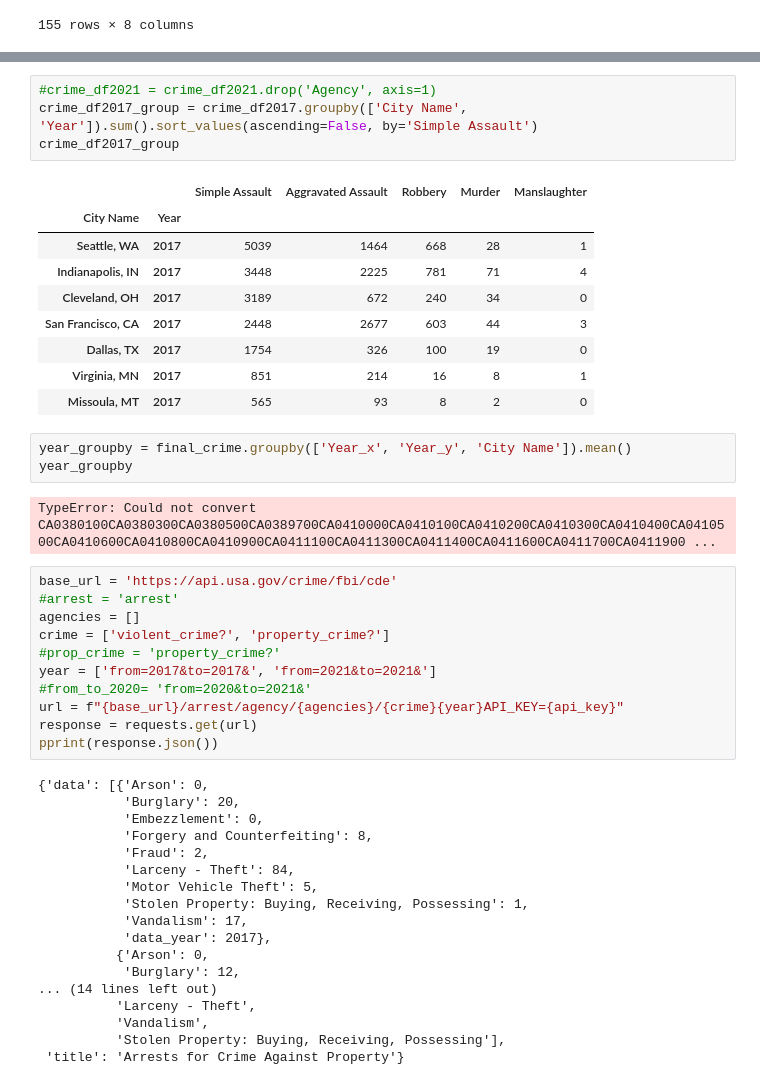
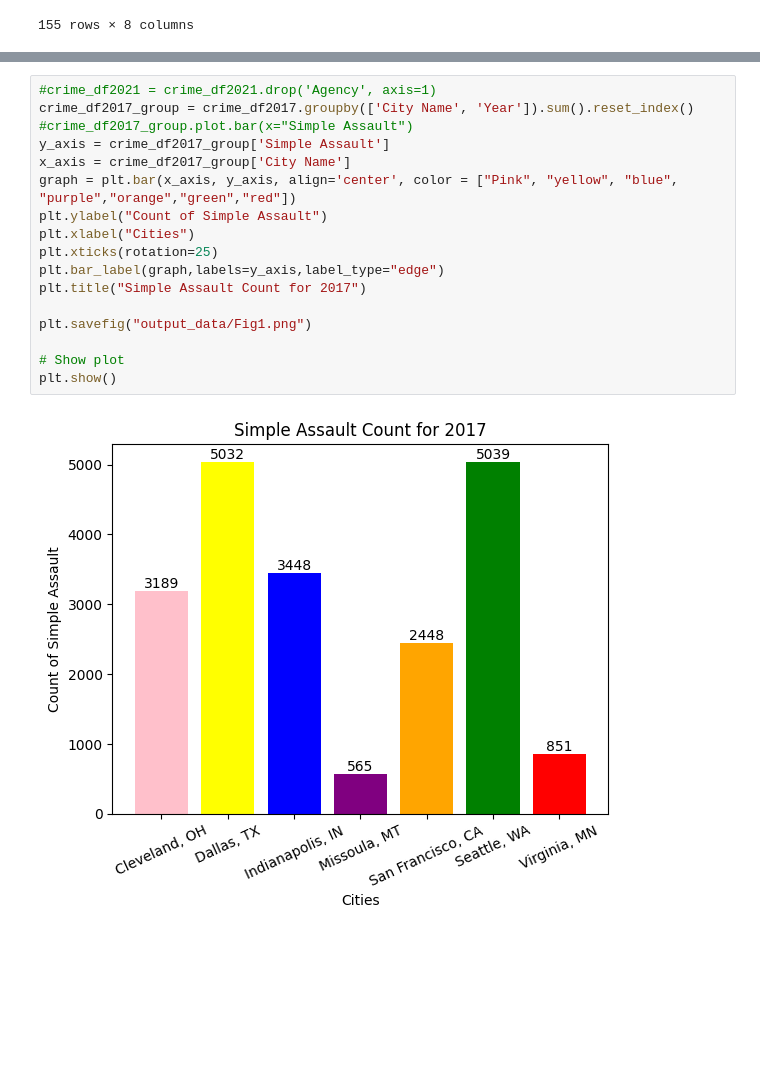
Before and after one commit to Mikelmillz/Group_Project_1_Private_Invest, a Jupyter notebook: Mainbranch/ ShaunaFolder/ ShaunaFolder/FBI_code_start.ipynb, the cells around one changed output, grey strips where cells are left out. Cells and saved outputs as stored; diff of their text form; blank space fills up the shorter version.

```diff
--- a/Mainbranch/ ShaunaFolder/ ShaunaFolder/FBI_code_start.ipynb
+++ b/Mainbranch/ ShaunaFolder/ ShaunaFolder/FBI_code_start.ipynb
@@ -320,48 +286,19 @@ crime_df2021_group
-# %%
-#crime_df2021 = crime_df2021.drop('Agency', axis=1)
-crime_df2017_group = crime_df2017.groupby(['City Name', 'Year']).sum().sort_values(ascending=False, by='Simple Assault')
-crime_df2017_group
-# %% [output]
-|  |  | Simple Assault | Aggravated Assault | Robbery | Murder | Manslaughter |
-| City Name | Year |  |  |  |  |  |
-| Seattle, WA | 2017 | 5039 | 1464 | 668 | 28 | 1 |
-| Indianapolis, IN | 2017 | 3448 | 2225 | 781 | 71 | 4 |
-| Cleveland, OH | 2017 | 3189 | 672 | 240 | 34 | 0 |
-| San Francisco, CA | 2017 | 2448 | 2677 | 603 | 44 | 3 |
-| Dallas, TX | 2017 | 1754 | 326 | 100 | 19 | 0 |
-| Virginia, MN | 2017 | 851 | 214 | 16 | 8 | 1 |
-| Missoula, MT | 2017 | 565 | 93 | 8 | 2 | 0 |
-# %%
-year_groupby = final_crime.groupby(['Year_x', 'Year_y', 'City Name']).mean()
-year_groupby
-# %% [output]
-TypeError: Could not convert CA0380100CA0380300CA0380500CA0389700CA0410000CA0410100CA0410200CA0410300CA0410400CA0410500CA0410600CA0410800CA0410900CA0411100CA0411300CA0411400CA0411600CA0411700CA0411900 ...
-# %%
-base_url = 'https://api.usa.gov/crime/fbi/cde'
-#arrest = 'arrest'
-agencies = []
-crime = ['violent_crime?', 'property_crime?']
-#prop_crime = 'property_crime?'
-year = ['from=2017&to=2017&', 'from=2021&to=2021&']
-#from_to_2020= 'from=2020&to=2021&'
-url = f"{base_url}/arrest/agency/{agencies}/{crime}{year}API_KEY={api_key}"
-response = requests.get(url)
-pprint(response.json())
-# %% [output]
-{'data': [{'Arson': 0,
-           'Burglary': 20,
-           'Embezzlement': 0,
-           'Forgery and Counterfeiting': 8,
-           'Fraud': 2,
-           'Larceny - Theft': 84,
-           'Motor Vehicle Theft': 5,
-           'Stolen Property: Buying, Receiving, Possessing': 1,
-           'Vandalism': 17,
-           'data_year': 2017},
-          {'Arson': 0,
-           'Burglary': 12,
-... (14 lines left out)
-          'Larceny - Theft',
-          'Vandalism',
-          'Stolen Property: Buying, Receiving, Possessing'],
- 'title': 'Arrests for Crime Against Property'}
+# %%
+#crime_df2021 = crime_df2021.drop('Agency', axis=1)
+crime_df2017_group = crime_df2017.groupby(['City Name', 'Year']).sum().reset_index()
+#crime_df2017_group.plot.bar(x="Simple Assault")
+y_axis = crime_df2017_group['Simple Assault']
+x_axis = crime_df2017_group['City Name']
+graph = plt.bar(x_axis, y_axis, align='center', color = ["Pink", "yellow", "blue", "purple","orange","green","red"])
+plt.ylabel("Count of Simple Assault")
+plt.xlabel("Cities")
+plt.xticks(rotation=25)
+plt.bar_label(graph,labels=y_axis,label_type="edge")
+plt.title("Simple Assault Count for 2017")
+
+plt.savefig("output_data/Fig1.png")
+
+# Show plot
+plt.show()
+# %% [output]
+[figure, added]
```
Also changed, not shown: parts of 8 cells of this notebook, 4 other files.
